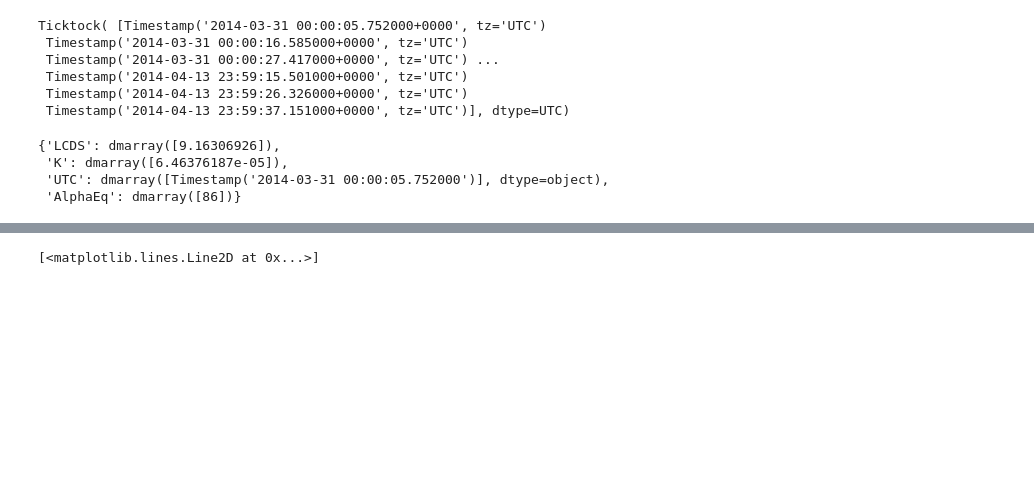
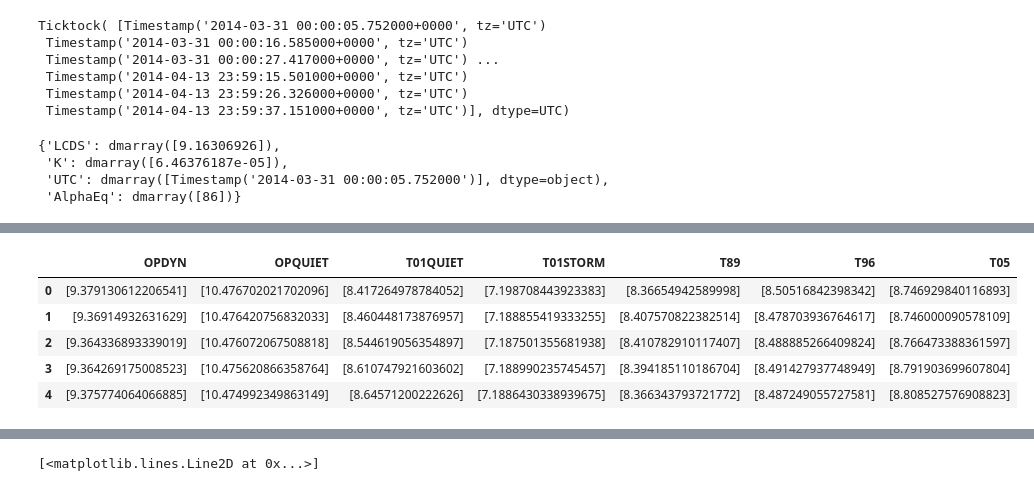
Before and after one commit to zemarchezi/lastClosedDS_LANLstar, a Jupyter notebook: calcMaxLtar.ipynb, the cells around one changed output, grey strips where cells are left out. Cells and saved outputs as stored; diff of their text form; code cells hidden in the pictures; blank space fills up the shorter version.

```diff
--- a/calcMaxLtar.ipynb
+++ b/calcMaxLtar.ipynb
@@ -148,0 +160,4 @@ Index(['IMF', 'PLS', 'IMF_PTS', 'PLS_PTS', 'percent_interp', 'Timeshift',
+# %%
+outs = []
+for i in range(varss_aceSwe.shape[0]):
+    outs.append(calcLNAN(i))
@@ -230,0 +310,9 @@ plt.plot(pd.to_datetime(ttime), np.log(ddata['5.5']))
+# %%
+cz.head()
+# %% [output]
+|  | OPDYN | OPQUIET | T01QUIET | T01STORM | T89 | T96 | T05 |
+| 0 | [9.379130612206541] | [10.476702021702096] | [8.417264978784052] | [7.198708443923383] | [8.36654942589998] | [8.50516842398342] | [8.746929840116893] |
+| 1 | [9.36914932631629] | [10.476420756832033] | [8.460448173876957] | [7.188855419333255] | [8.407570822382514] | [8.478703936764617] | [8.746000090578109] |
+| 2 | [9.364336893339019] | [10.476072067508818] | [8.544619056354897] | [7.187501355681938] | [8.410782910117407] | [8.488885266409824] | [8.766473388361597] |
+| 3 | [9.364269175008523] | [10.475620866358764] | [8.610747921603602] | [7.188990235745457] | [8.394185110186704] | [8.491427937748949] | [8.791903699607804] |
+| 4 | [9.375774064066885] | [10.474992349863149] | [8.64571200222626] | [7.1886430338939675] | [8.366343793721772] | [8.487249055727581] | [8.808527576908823] |
```
Also changed, not shown: parts of 22 cells of this notebook.
